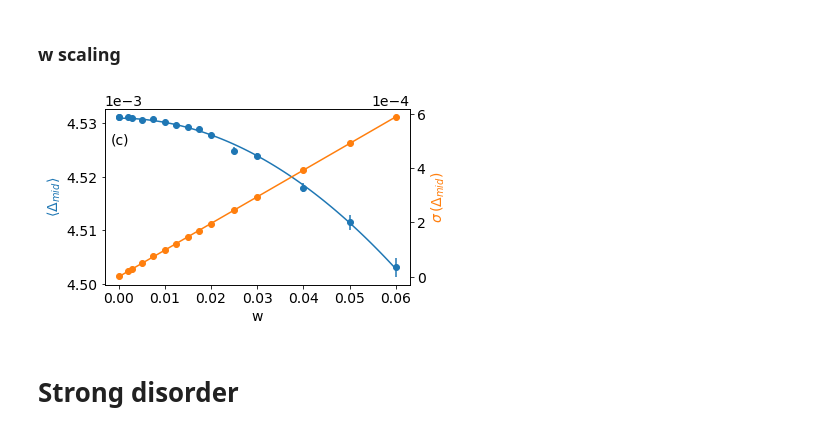
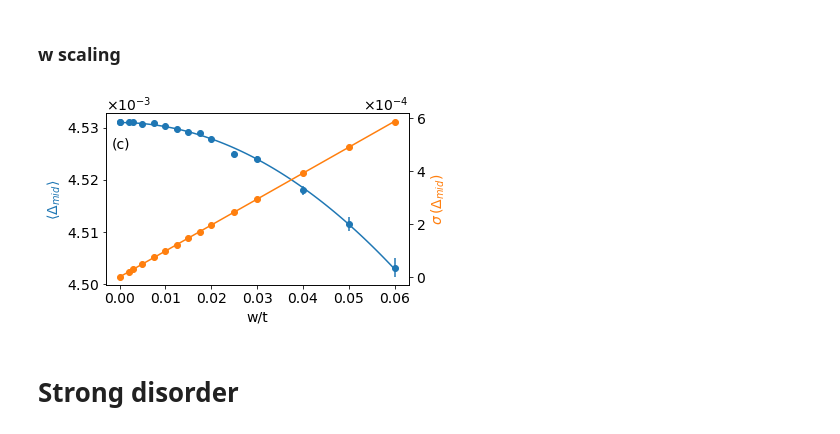
Before and after one commit to gautamra/Proximity-Effect-Fibonacci, a Jupyter notebook: Figure creator.ipynb, the cells around one changed output. Saved outputs shown, nothing was run; the diff lists cells and outputs as text; code cells hidden in the pictures.

Commit message:
Improve figures to v1.9 post peer-review

```diff
--- a/Figure creator.ipynb
+++ b/Figure creator.ipynb
@@ -233,37 +234,37 @@ ws = [w for w in sorted(Stats.keys()) if Stats[w].nobs][:-9]
 
 fig, ax1 = plt.subplots()
 ax1.plot(ws,[Stats[w].mean for w in ws], "C0o")
 ax1.errorbar(ws,[Stats[w].mean for w in ws],yerr = [np.sqrt(Stats[w].variance)/np.sqrt(Stats[w].nobs) for w in ws], fmt = 'none')
 ax1.set_ylabel("$\\langle\Delta_{mid}\\rangle$", color = "C0")
-ax1.set_xlabel("w")
-ax1.ticklabel_format(axis = "y", style = "sci", scilimits = (0,0))
+ax1.set_xlabel("w/t")
+ax1.ticklabel_format(axis = "y", style = "sci", scilimits = (0,0), useMathText = True)
 ax2 = ax1.twinx()
-ax2.ticklabel_format(axis = "y", style = "sci", scilimits = (0,0))
+ax2.ticklabel_format(axis = "y", style = "sci", scilimits = (0,0), useMathText = True)
 ax2.plot(ws,[np.sqrt(stats.describe(Delta_mids2[w]).variance) for w in ws], "C1o")
 ax2.set_ylabel('$\sigma\,(\Delta_{mid})$', color = "C1")
 
 def lin(x, y_int, m):
     return y_int + m * x
 wspace = np.linspace(min(ws),max(ws),100)
 
 Fs = [Stats[0].mean - Stats[w].mean for w in ws]
 mod = lmf.Model(lin)
 pars = mod.make_params(y_int = 1.0, m = 1.0)
 lin_fit = mod.fit(Fs, pars, x = [w**2 for w in ws])
 ax1.plot(wspace, [Stats[0].mean - lin_fit.params["y_int"].value - lin_fit.params["m"].value*w**2 for w in wspace], "C0")
 
 
 Fs = [np.sqrt(stats.describe(Delta_mids2[w]).variance) for w in ws]
 mod = lmf.Model(lin)
 pars = mod.make_params(y_int = 1.0, m = 1.0)
 lin_fit = mod.fit(Fs[1:], pars, x = [w for w in ws][1:])
 ax2.plot(wspace, [lin_fit.params["y_int"].value + lin_fit.params["m"].value*w for w in wspace], "C1")
 
 
 ax1.annotate("(c)",(0.02,0.8),xycoords = 'axes fraction')
 plt.savefig("weak-dis-w.pdf")
 # %% [output]
-[figure, old version]
+[figure, new version]
 # %% [markdown]
 # Strong disorder
 # %%
```
Also changed, not shown: parts of 11 cells of this notebook, 1 other file.
